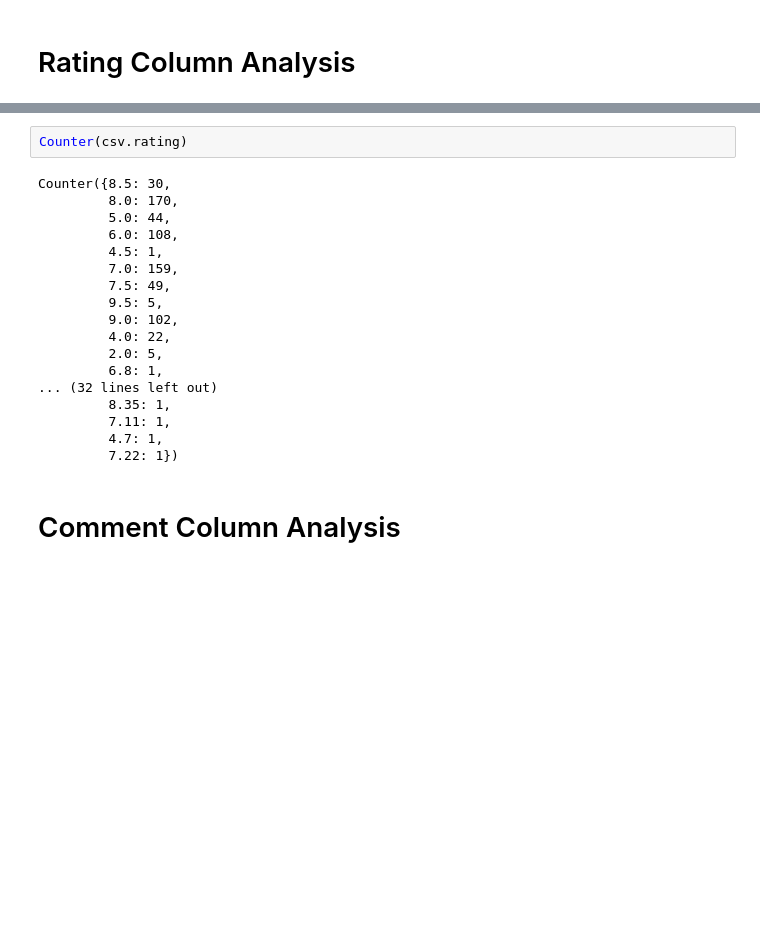
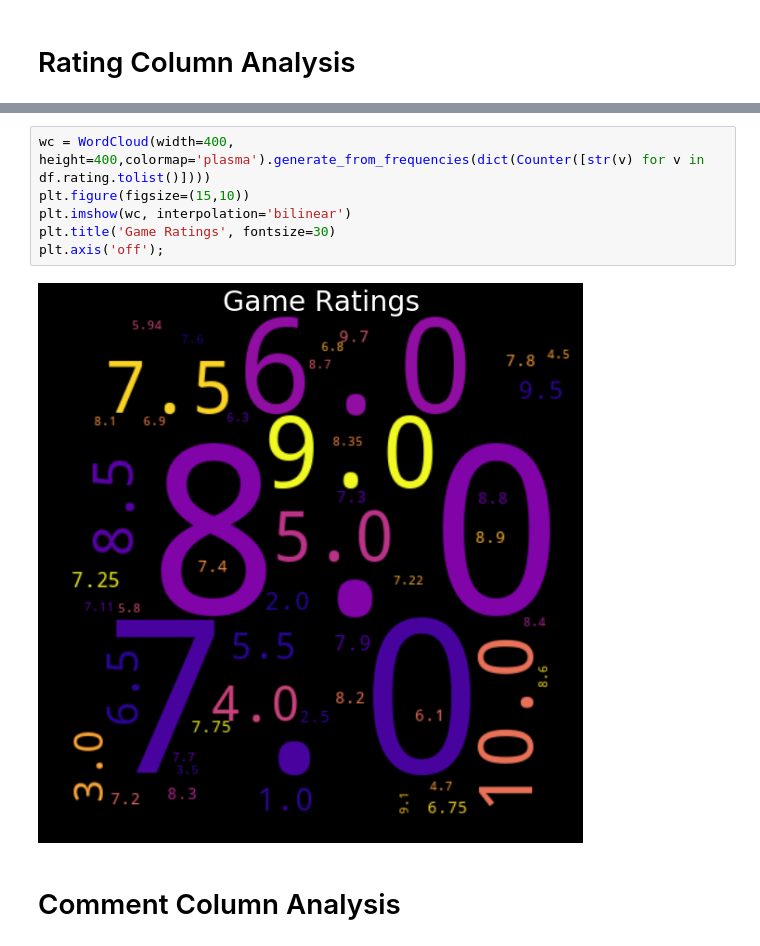
Before and after one commit to garrettseward/boardgame-sentiment, a Jupyter notebook: notebooks/analysis.ipynb, the cells around one changed output, grey strips where cells are left out. Drawn from its saved outputs; the diff is of its cells as text; blank space fills up the shorter version.

```diff
--- a/notebooks/analysis.ipynb
+++ b/notebooks/analysis.ipynb
@@ -37,26 +39,14 @@ plt.ylabel('Number of Reviews')
 plt.show()
 # %% [output]
 [figure]
-# %%
-Counter(csv.rating)
-# %% [output]
-Counter({8.5: 30,
-         8.0: 170,
-         5.0: 44,
-         6.0: 108,
-         4.5: 1,
-         7.0: 159,
-         7.5: 49,
-         9.5: 5,
-         9.0: 102,
-         4.0: 22,
-         2.0: 5,
-         6.8: 1,
-... (32 lines left out)
-         8.35: 1,
-         7.11: 1,
-         4.7: 1,
-         7.22: 1})
+# %%
+wc = WordCloud(width=400, height=400,colormap='plasma').generate_from_frequencies(dict(Counter([str(v) for v in df.rating.tolist()])))
+plt.figure(figsize=(15,10))
+plt.imshow(wc, interpolation='bilinear')
+plt.title('Game Ratings', fontsize=30)
+plt.axis('off');
+# %% [output]
+[figure, added]
 # %% [markdown]
 # Comment Column Analysis
 # %%
```
Also changed, not shown: parts of 5 cells of this notebook.
